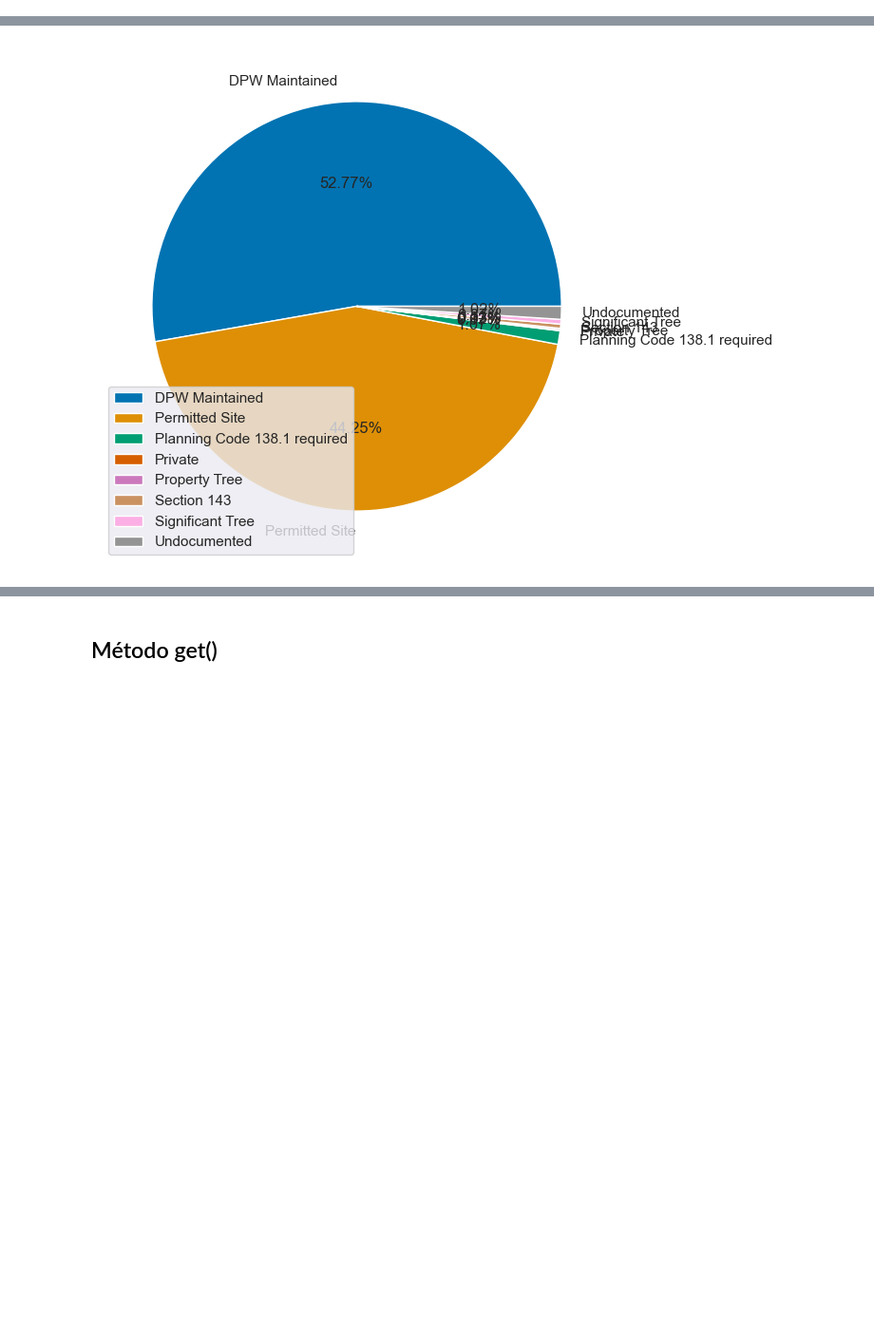
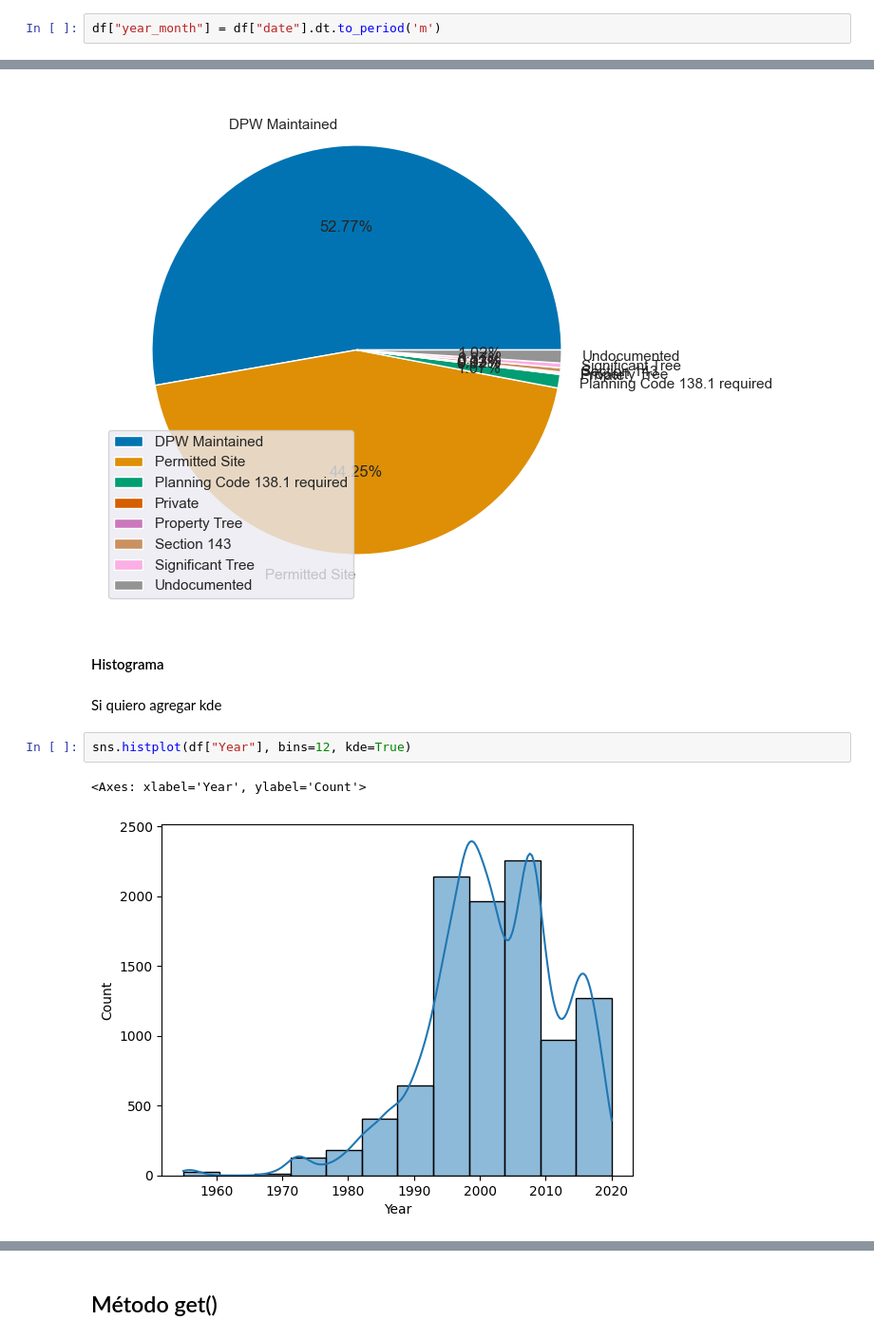
Before and after one commit to MartinaLarrea/Segundo-parcial, a Jupyter notebook: EDA/bases.ipynb, the cells around one changed output, grey strips where cells are left out. Shown at 95% size. Drawn from its saved outputs; the diff is of its cells as text; blank space fills up the shorter version.

```diff
--- a/EDA/bases.ipynb
+++ b/EDA/bases.ipynb
@@ -161,3 +174,5 @@ df['Month'] = df['date'].dt.month
+# %%
+df["year_month"] = df["date"].dt.to_period('m')
 # %% [markdown]
 Convierte una columna a tipo de timedelta (diferencia entre dos fechas o tiempos).
 # %%
@@ -574,3 +640,12 @@ plt.legend()
 plt.show()
 # %% [output]
 [figure]
+# %% [markdown]
+#### Histograma
+# %% [markdown]
+Si quiero agregar kde
+# %%
+sns.histplot(df["Year"], bins=12, kde=True)
+# %% [output]
+<Axes: xlabel='Year', ylabel='Count'>
+[figure, added]
```
Also changed, not shown: parts of 63 cells of this notebook.
